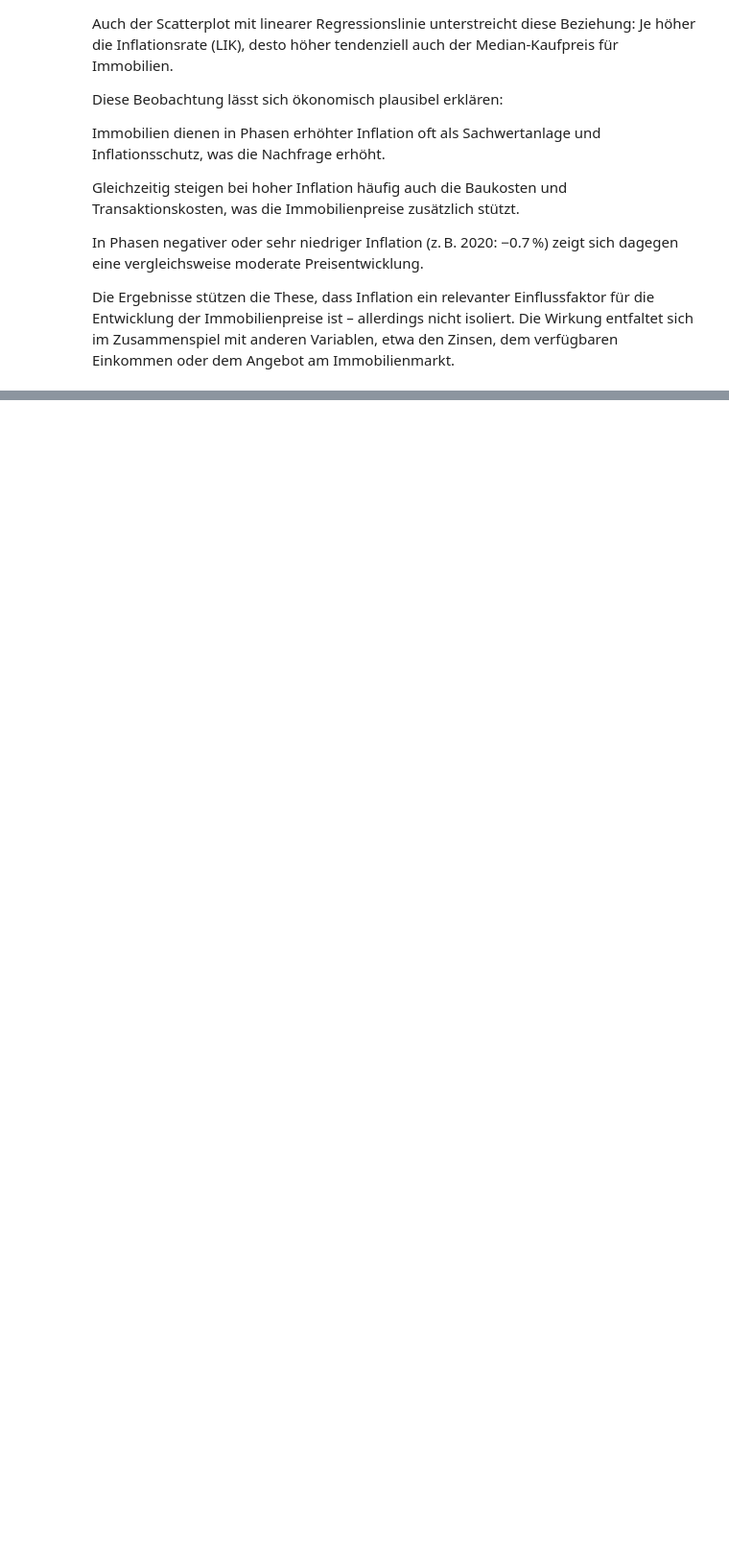
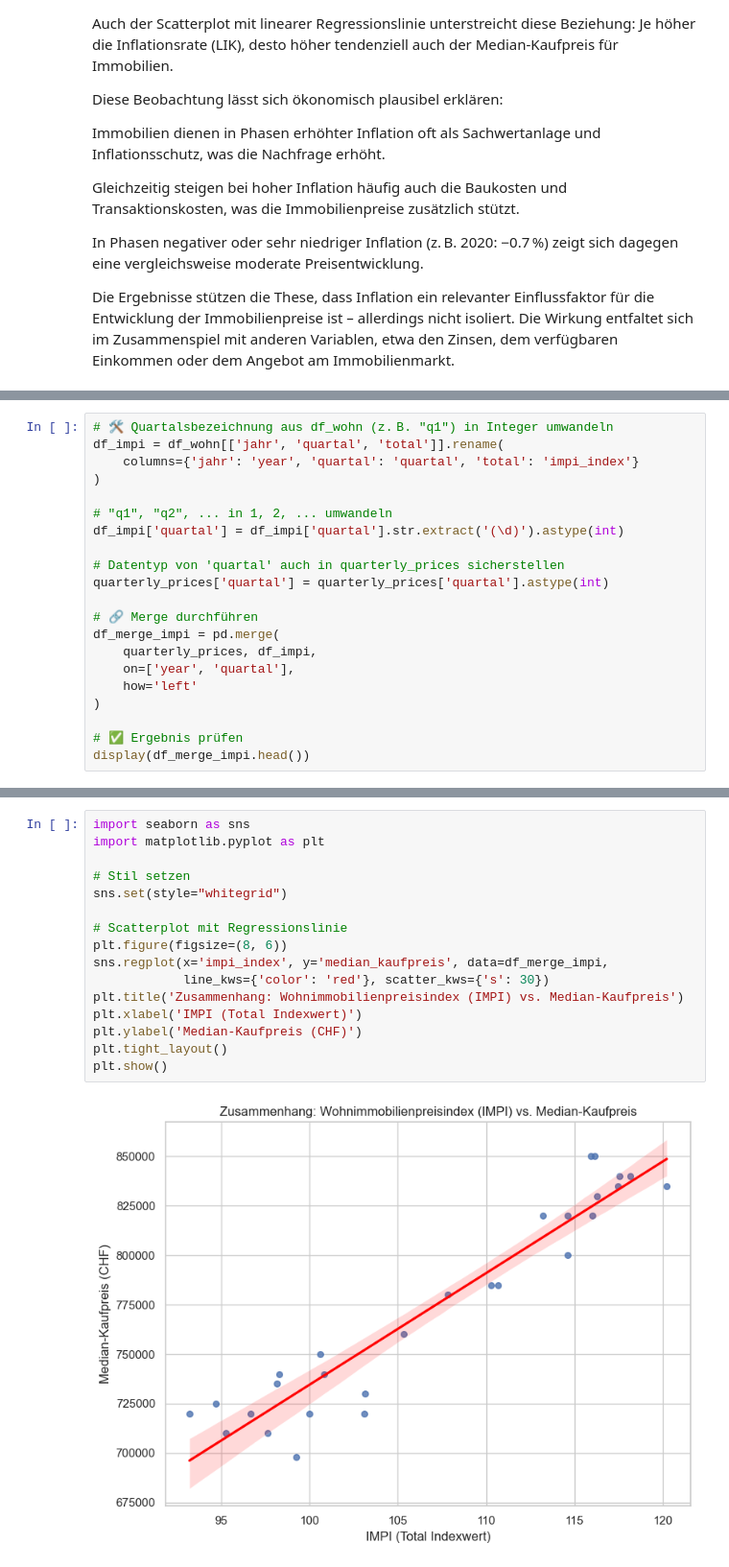
Before and after one commit to noeChicharro/Einfluss_von_Inflation_und_Zinsen_auf_den_Immobilienmark, a Jupyter notebook: src/antonio_jupyter_notebooks/Datenanalyse_Kapitel_4_5.ipynb, the cells around one changed output, grey strips where cells are left out. Shown at 96% size. Saved outputs shown, nothing was run; the diff lists cells and outputs as text; blank space fills up the shorter version.

```diff
--- a/src/antonio_jupyter_notebooks/Datenanalyse_Kapitel_4_5.ipynb
+++ b/src/antonio_jupyter_notebooks/Datenanalyse_Kapitel_4_5.ipynb
@@ -646,0 +682,21 @@ Die Ergebnisse stützen die These, dass Inflation ein relevanter Einflussfaktor
+# %%
+# 🛠️ Quartalsbezeichnung aus df_wohn (z. B. "q1") in Integer umwandeln
+df_impi = df_wohn[['jahr', 'quartal', 'total']].rename(
+    columns={'jahr': 'year', 'quartal': 'quartal', 'total': 'impi_index'}
+)
+
+# "q1", "q2", ... in 1, 2, ... umwandeln
+df_impi['quartal'] = df_impi['quartal'].str.extract('(\d)').astype(int)
+
+# Datentyp von 'quartal' auch in quarterly_prices sicherstellen
+quarterly_prices['quartal'] = quarterly_prices['quartal'].astype(int)
+
+# 🔗 Merge durchführen
+df_merge_impi = pd.merge(
+    quarterly_prices, df_impi,
+    on=['year', 'quartal'],
+    how='left'
+)
+
+# ✅ Ergebnis prüfen
+display(df_merge_impi.head())
@@ -646,0 +718,18 @@ Die Ergebnisse stützen die These, dass Inflation ein relevanter Einflussfaktor
+# %%
+import seaborn as sns
+import matplotlib.pyplot as plt
+
+# Stil setzen
+sns.set(style="whitegrid")
+
+# Scatterplot mit Regressionslinie
+plt.figure(figsize=(8, 6))
+sns.regplot(x='impi_index', y='median_kaufpreis', data=df_merge_impi,
+            line_kws={'color': 'red'}, scatter_kws={'s': 30})
+plt.title('Zusammenhang: Wohnimmobilienpreisindex (IMPI) vs. Median-Kaufpreis')
+plt.xlabel('IMPI (Total Indexwert)')
+plt.ylabel('Median-Kaufpreis (CHF)')
+plt.tight_layout()
+plt.show()
+# %% [output]
+[figure, added]
```
Also changed, not shown: parts of 8 cells of this notebook, 1 other file.
